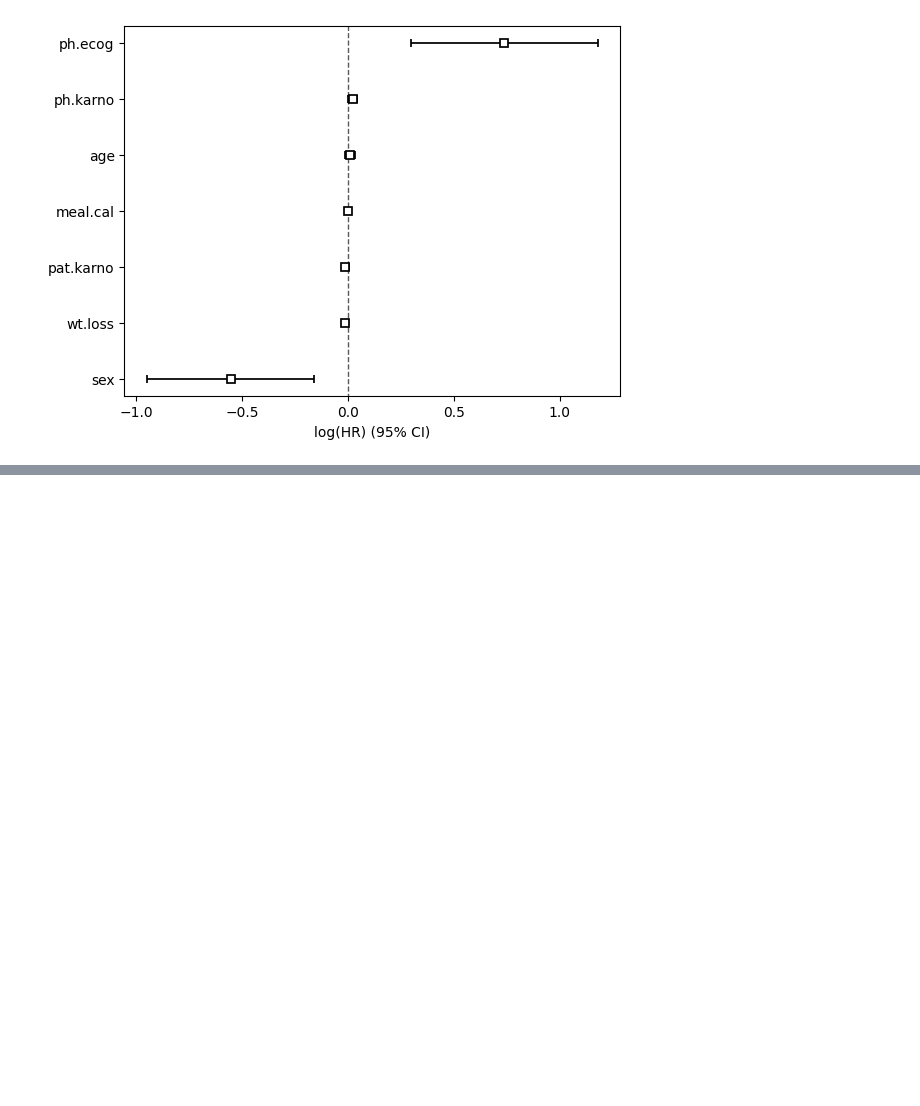
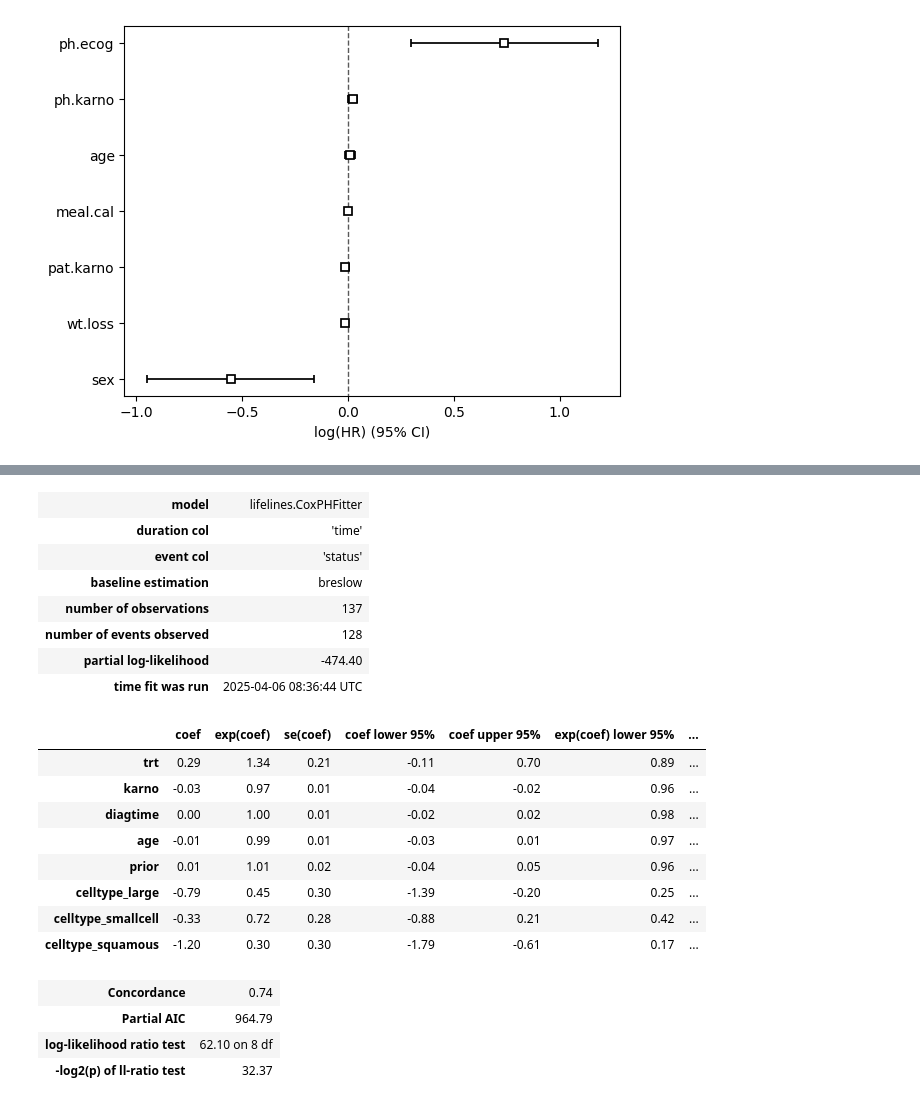
Before and after one commit to wreza1987/Data-Mining-for-Business-Analytics, a Jupyter notebook: 2 - Cox Proportional Hazard Regression/Cox Propotional Hazarad.ipynb, the cells around one changed output, grey strips where cells are left out. Saved outputs shown, nothing was run; the diff lists cells and outputs as text; code cells hidden in the pictures; blank space fills up the shorter version.

```diff
--- a/2 - Cox Proportional Hazard Regression/Cox Propotional Hazarad.ipynb
+++ b/2 - Cox Proportional Hazard Regression/Cox Propotional Hazarad.ipynb
@@ -95,0 +152,31 @@ cph_model.plot()
+# %%
+from lifelines import CoxPHFitter
+
+cph_model_vet = CoxPHFitter()
+cph_model_vet.fit(veteran,
+                  "time",
+                  event_col="status")
+
+cph_model_vet.print_summary()
+# %% [output]
+| model | lifelines.CoxPHFitter |
+| duration col | 'time' |
+| event col | 'status' |
+| baseline estimation | breslow |
+| number of observations | 137 |
+| number of events observed | 128 |
+| partial log-likelihood | -474.40 |
+| time fit was run | 2025-04-06 08:36:44 UTC |
+|  | coef | exp(coef) | se(coef) | coef lower 95% | coef upper 95% | exp(coef) lower 95% | ... |
+| trt | 0.29 | 1.34 | 0.21 | -0.11 | 0.70 | 0.89 | ... |
+| karno | -0.03 | 0.97 | 0.01 | -0.04 | -0.02 | 0.96 | ... |
+| diagtime | 0.00 | 1.00 | 0.01 | -0.02 | 0.02 | 0.98 | ... |
+| age | -0.01 | 0.99 | 0.01 | -0.03 | 0.01 | 0.97 | ... |
+| prior | 0.01 | 1.01 | 0.02 | -0.04 | 0.05 | 0.96 | ... |
+| celltype_large | -0.79 | 0.45 | 0.30 | -1.39 | -0.20 | 0.25 | ... |
+| celltype_smallcell | -0.33 | 0.72 | 0.28 | -0.88 | 0.21 | 0.42 | ... |
+| celltype_squamous | -1.20 | 0.30 | 0.30 | -1.79 | -0.61 | 0.17 | ... |
+| Concordance | 0.74 |
+| Partial AIC | 964.79 |
+| log-likelihood ratio test | 62.10 on 8 df |
+| -log2(p) of ll-ratio test | 32.37 |
```
Also changed, not shown: parts of 9 cells of this notebook.
